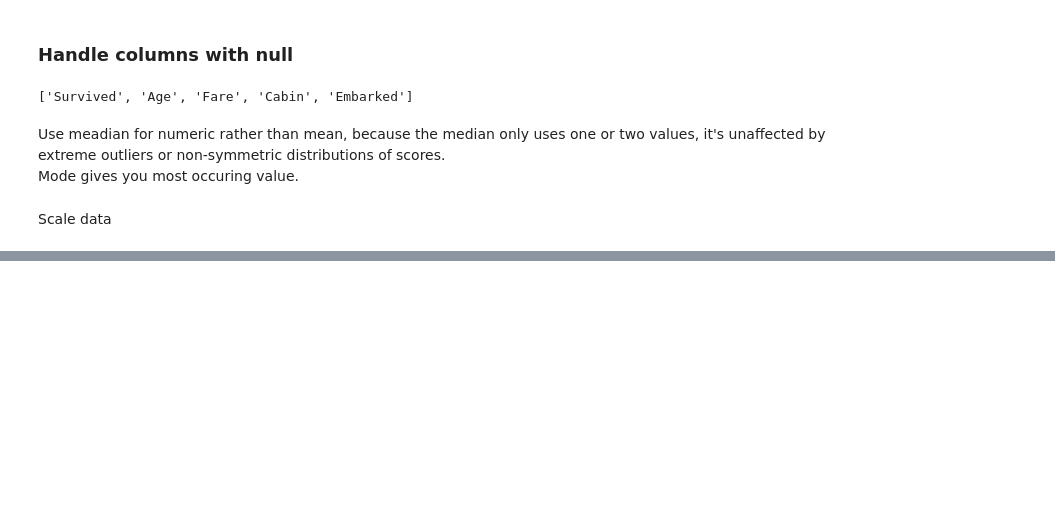
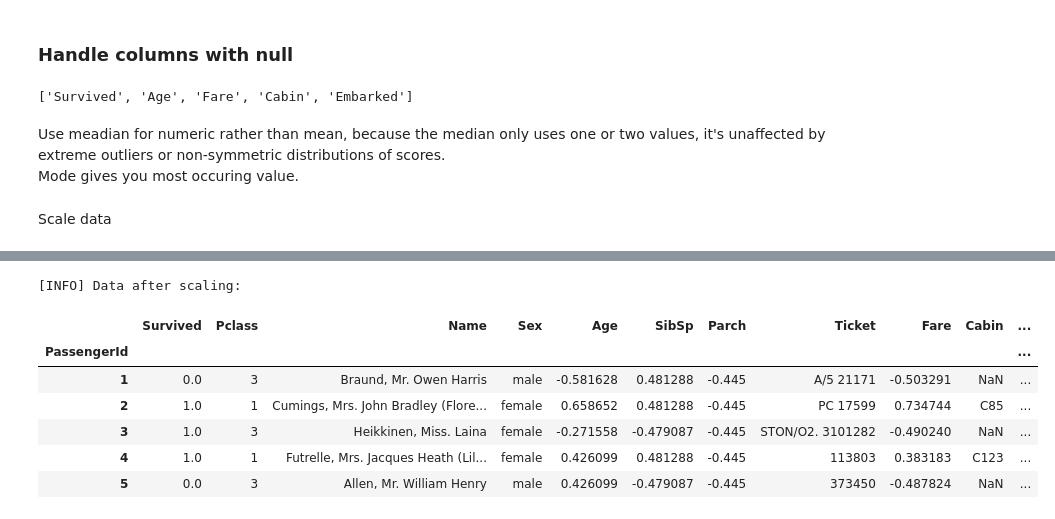
Before and after one commit to Milutin-S/kaggleCompetitions, a Jupyter notebook: Titanic/notes.ipynb, the cells around one changed output, grey strips where cells are left out. Cells and saved outputs as stored; diff of their text form; code cells hidden in the pictures; blank space fills up the shorter version.

```diff
--- a/Titanic/notes.ipynb
+++ b/Titanic/notes.ipynb
@@ -351,0 +366,16 @@ Scale data
+# %%
+scale = StandardScaler()
+
+data_df[['Age', 'SibSp', 'Parch', 'Fare', 'FamilySize']] = scale.fit_transform(data_df[['Age', 'SibSp', 'Parch', 'Fare', 'FamilySize']])
+
+print("[INFO] Data after scaling:\n")
+data_df.head()
+# %% [output]
+[INFO] Data after scaling:
+|  | Survived | Pclass | Name | Sex | Age | SibSp | Parch | Ticket | Fare | Cabin | ... |
+| PassengerId |  |  |  |  |  |  |  |  |  |  | ... |
+| 1 | 0.0 | 3 | Braund, Mr. Owen Harris | male | -0.581628 | 0.481288 | -0.445 | A/5 21171 | -0.503291 | NaN | ... |
+| 2 | 1.0 | 1 | Cumings, Mrs. John Bradley (Flore... | female | 0.658652 | 0.481288 | -0.445 | PC 17599 | 0.734744 | C85 | ... |
+| 3 | 1.0 | 3 | Heikkinen, Miss. Laina | female | -0.271558 | -0.479087 | -0.445 | STON/O2. 3101282 | -0.490240 | NaN | ... |
+| 4 | 1.0 | 1 | Futrelle, Mrs. Jacques Heath (Lil... | female | 0.426099 | 0.481288 | -0.445 | 113803 | 0.383183 | C123 | ... |
+| 5 | 0.0 | 3 | Allen, Mr. William Henry | male | 0.426099 | -0.479087 | -0.445 | 373450 | -0.487824 | NaN | ... |
```
Also changed, not shown: parts of 4 cells of this notebook.
